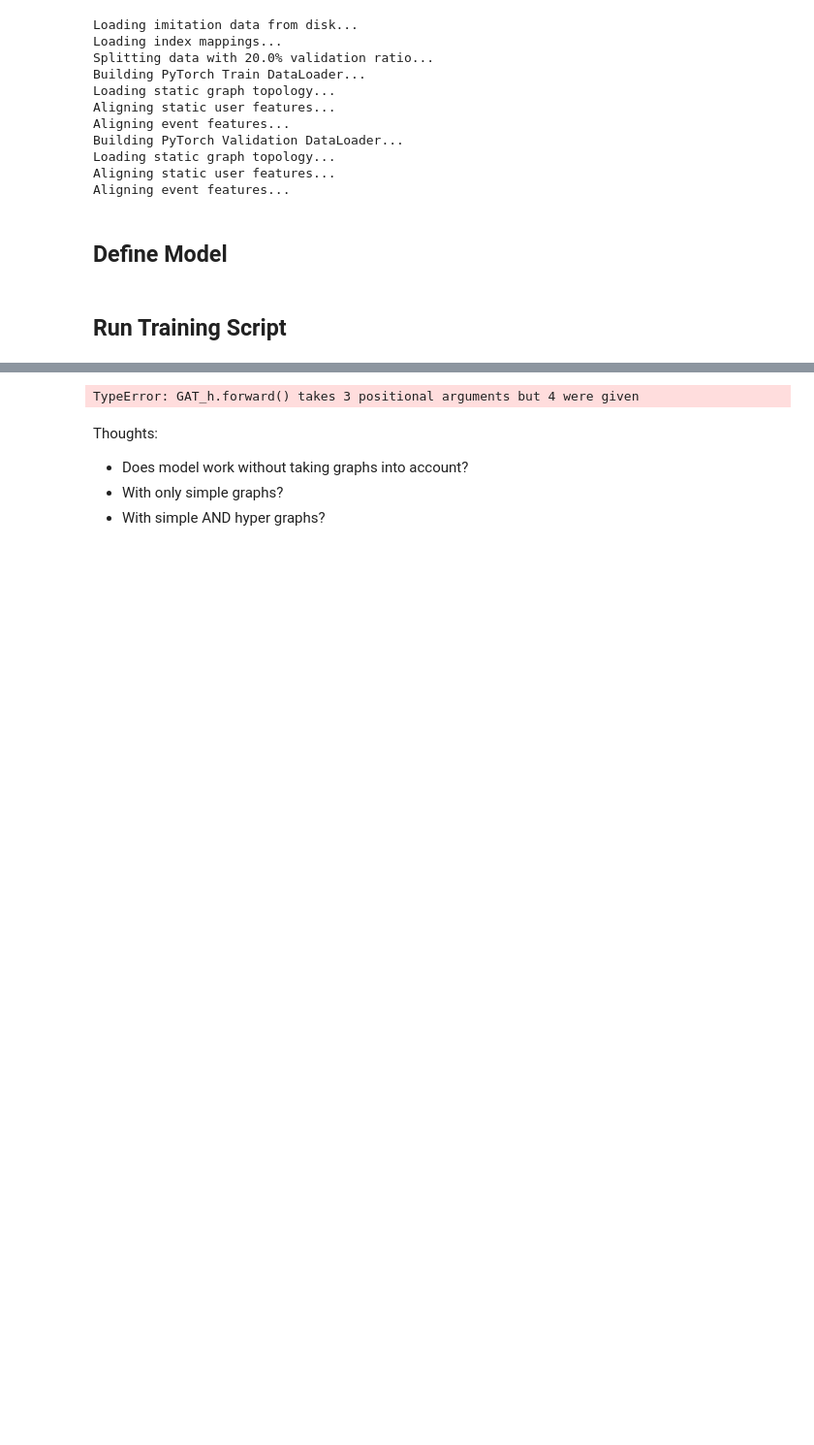
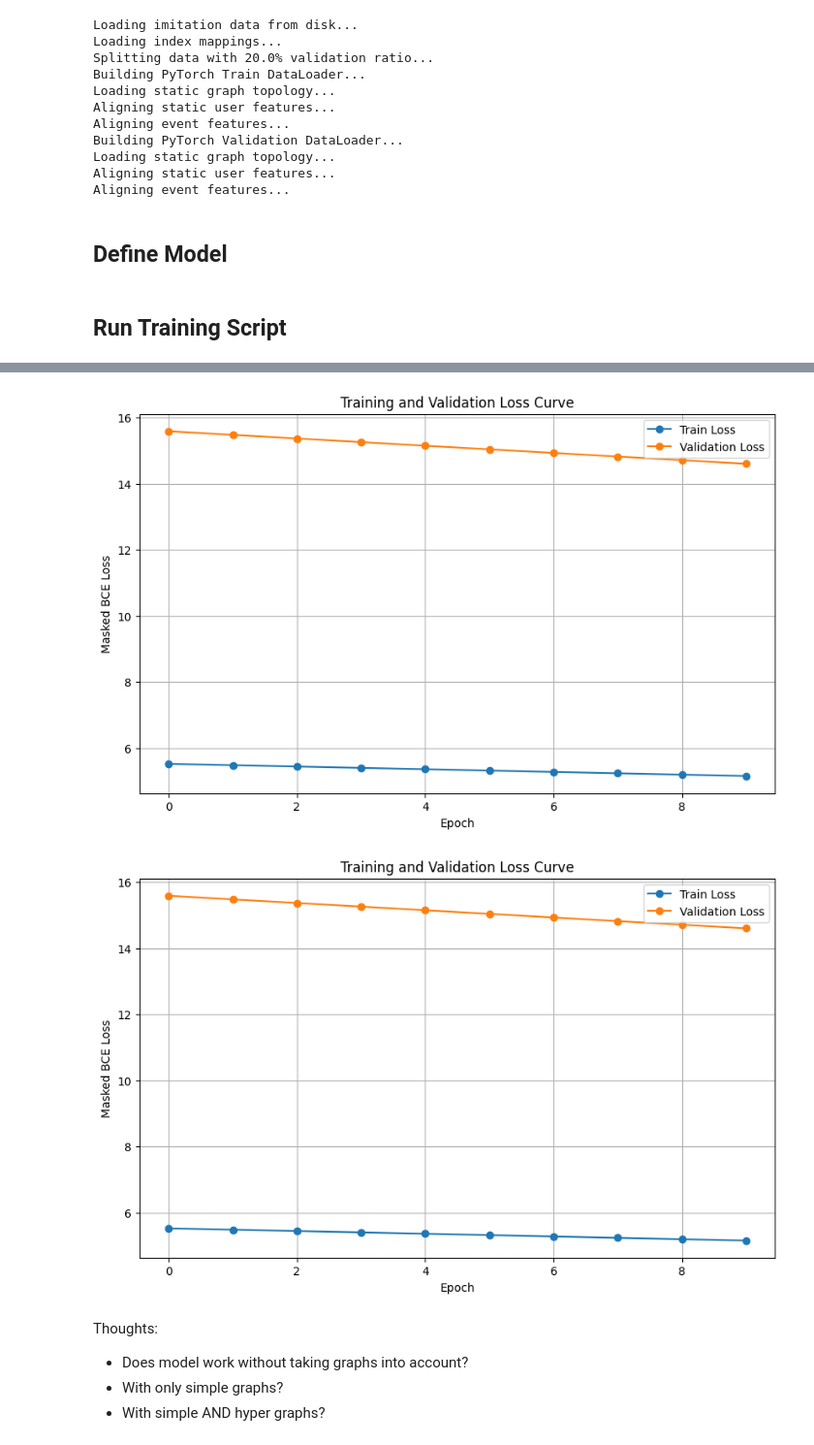
Before and after one commit to ThomasBlalock/contagion-seeding-in-meetup, a Jupyter notebook: notebooks/models/gat_model.ipynb, the cells around one changed output, grey strips where cells are left out. Shown at 97% size. Saved outputs shown, nothing was run; the diff lists cells and outputs as text; code cells hidden in the pictures; blank space fills up the shorter version.

Commit message:
First model running

```diff
--- a/notebooks/models/gat_model.ipynb
+++ b/notebooks/models/gat_model.ipynb
@@ -166,9 +163,9 @@ class GAT_h(nn.Module):
 
 print(f"\nInitializing model with Node Dim: {node_dim}, Event Dim: {event_dim}")
 
-model = GAT_h(
-    in_dim = 9,
-    hidden_dim = 128,
+model = GAT_Model(
+    in_dim = -1,
+    hidden_dim = 8,
     dropout=0.5,
     out_dim = 1
 )
@@ -186,7 +183,7 @@ trainer = ImitationTrainer(
     val_dataloader=val_dataloader,
     static_graph=static_graph,
     config=config,
-    use_wandb=False # Switch to False if you dont have wandb setup
+    use_wandb=False # Switch to False if wandb is not set up
 )
 print("\nStarting Training...")
 trainer.train()
@@ -199,4 +209,5 @@ Starting training on cpu...
-TypeError: GAT_h.forward() takes 3 positional arguments but 4 were given
+[figure, added]
+[figure, added]
 # %% [markdown]
 Thoughts:
 - Does model work without taking graphs into account?
```
Also changed, not shown: parts of 4 cells of this notebook, 1 other file.
